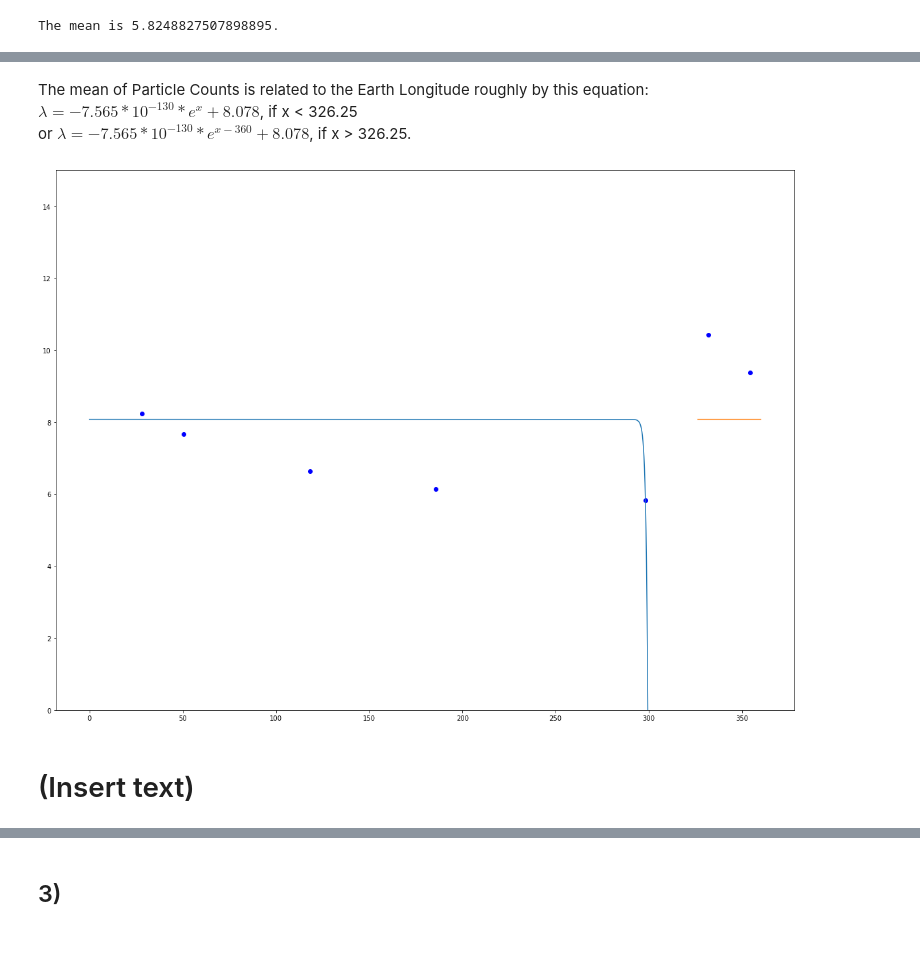
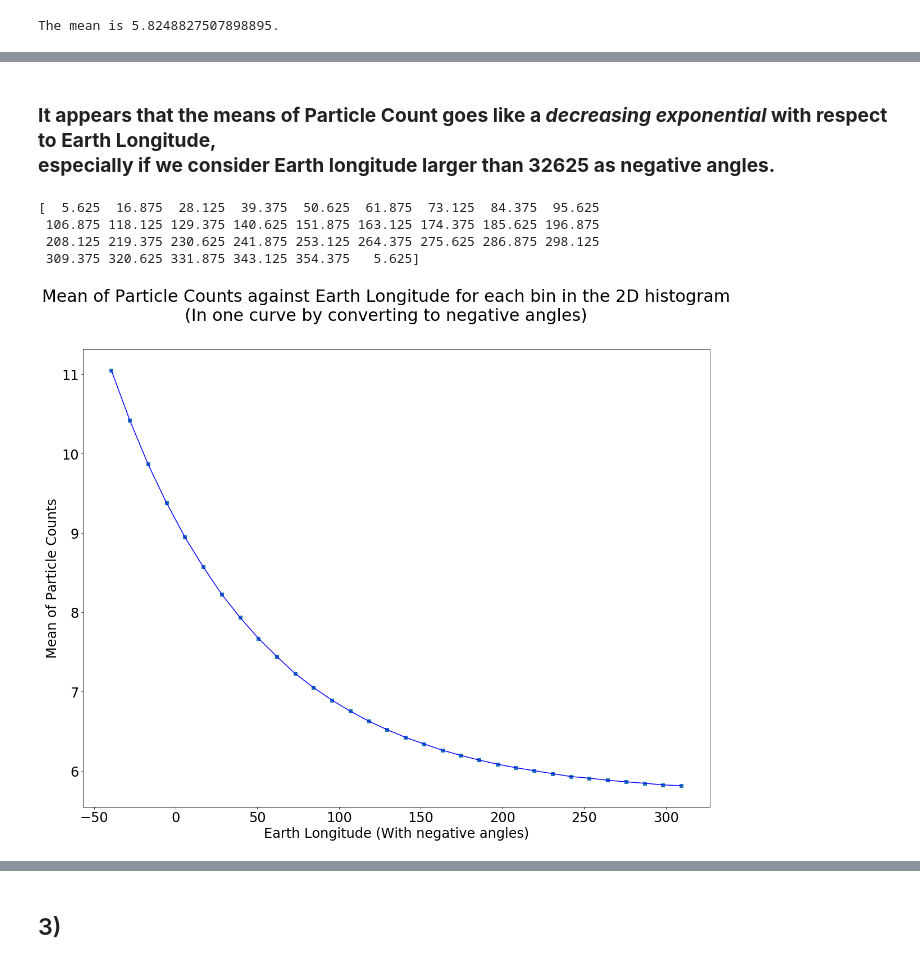
Before and after one commit to John-ZH/PHYS-343-Lab, a Jupyter notebook: John_Zhuang_Lab04.ipynb, the cells around one changed output, grey strips where cells are left out. Saved outputs shown, nothing was run; the diff lists cells and outputs as text; code cells hidden in the pictures.

```diff
--- a/John_Zhuang_Lab04.ipynb
+++ b/John_Zhuang_Lab04.ipynb
@@ -402,3 +373,0 @@ fit
-# %% [markdown]
-The mean of Particle Counts is related to the Earth Longitude roughly by this equation:
-    <br>$\lambda = -7.565*10^{-130} * e^x + 8.078$, if x < 326.25<br>or $\lambda = -7.565*10^{-130} * e^{x - 360} + 8.078$, if x > 326.25.
@@ -408,18 +374,23 @@ def expfit_GRB(x):
-# %%
-plt.plot(331.875, 10.422722896919431, 'bo')
-plt.plot(354.375, 9.380700454455642, 'bo')
-plt.plot(28.125, 8.228942041864139, 'bo')
-plt.plot(50.625, 7.671508847367635, 'bo')
-plt.plot(118.125, 6.628556970774092, 'bo')
-plt.plot(185.625, 6.137641933254344, 'bo')
-plt.plot(298.125, 5.8248827507898895, 'bo')
-x1 = np.arange(0, 326.25, 0.01)
-x2 = np.arange(326.25, 360, 0.01)
-plt.plot(x1, expfit_GRB(x1))
-plt.plot(x2, expfit_GRB(x2 - 360))
-plt.ylim(0,15)
-plt.show()
-# %% [output]
-[figure, removed]
-# %% [markdown]
-# (Insert text)
+# %% [markdown]
+### **It appears that the means of Particle Count goes like a *decreasing exponential* with respect to Earth Longitude,<br>especially if we consider Earth longitude larger than 32625 as negative angles.**
+# %%
+plt.suptitle('Mean of Particle Counts against Earth Longitude for each bin in the 2D histogram\n(In one curve by converting to negative angles)', fontsize=30)
+plt.xlabel('Earth Longitude (With negative angles)', fontsize = 24)
+plt.ylabel('Mean of Particle Counts', fontsize = 24)
+plt.tick_params(labelsize = 24)
+meansp = np.append(means, means[0])
+bin_neg = np.append(binx + diff/2, binx[0] + diff/2)
+print(bin_neg)
+for i in np.arange(len(binx)):
+    if bin_neg[i] > 320:
+        bin_neg[i] -= 360
+plt.scatter(bin_neg, meansp, marker = 's')
+plt.plot(bin_neg[0:28], meansp[0:28], 'b')
+plt.plot(bin_neg[28:], meansp[28:], 'b')
+plt.show()
+# %% [output]
+[  5.625  16.875  28.125  39.375  50.625  61.875  73.125  84.375  95.625
+ 106.875 118.125 129.375 140.625 151.875 163.125 174.375 185.625 196.875
+ 208.125 219.375 230.625 241.875 253.125 264.375 275.625 286.875 298.125
+ 309.375 320.625 331.875 343.125 354.375   5.625]
+[figure, added]
```
Also changed, not shown: parts of 76 cells of this notebook.
